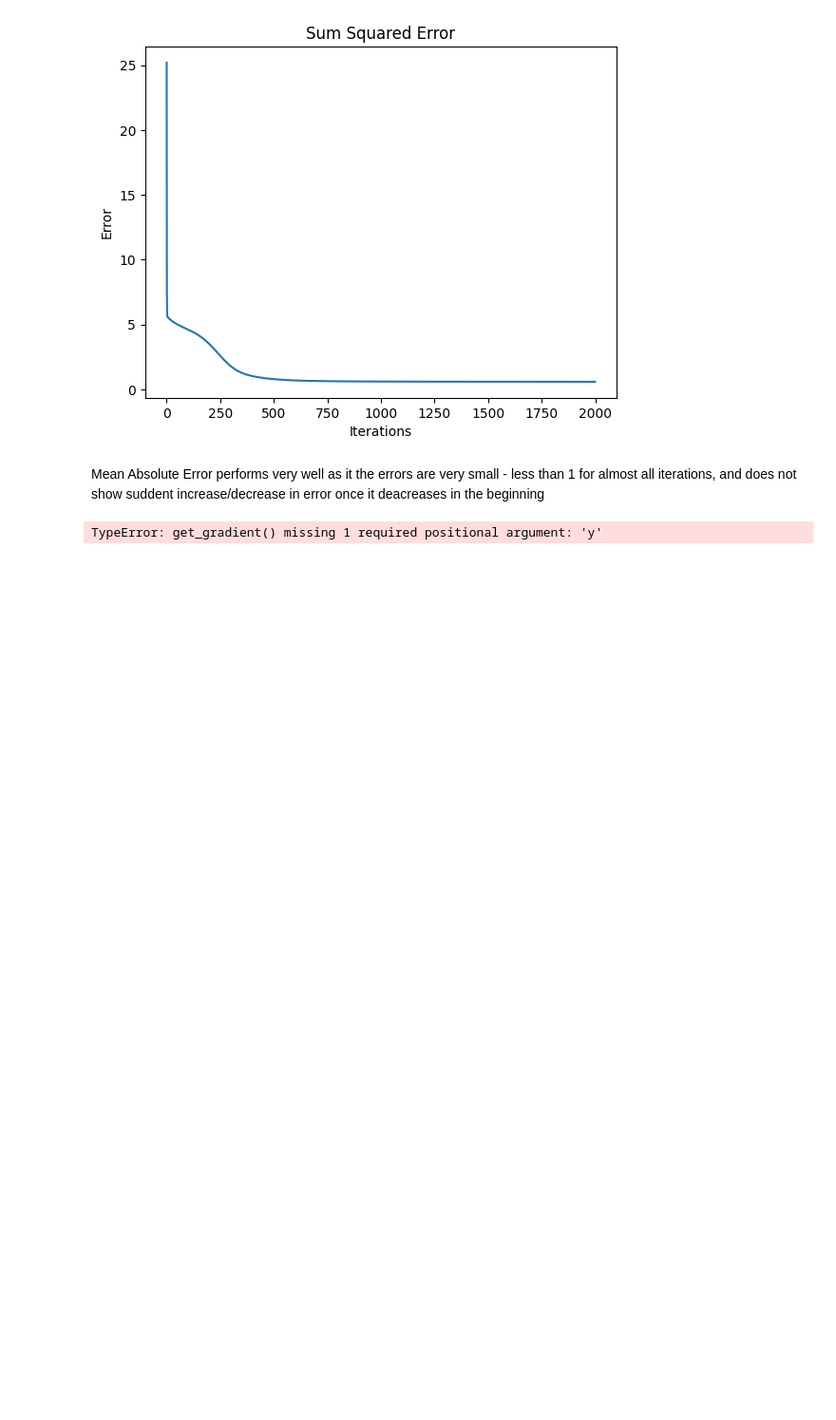
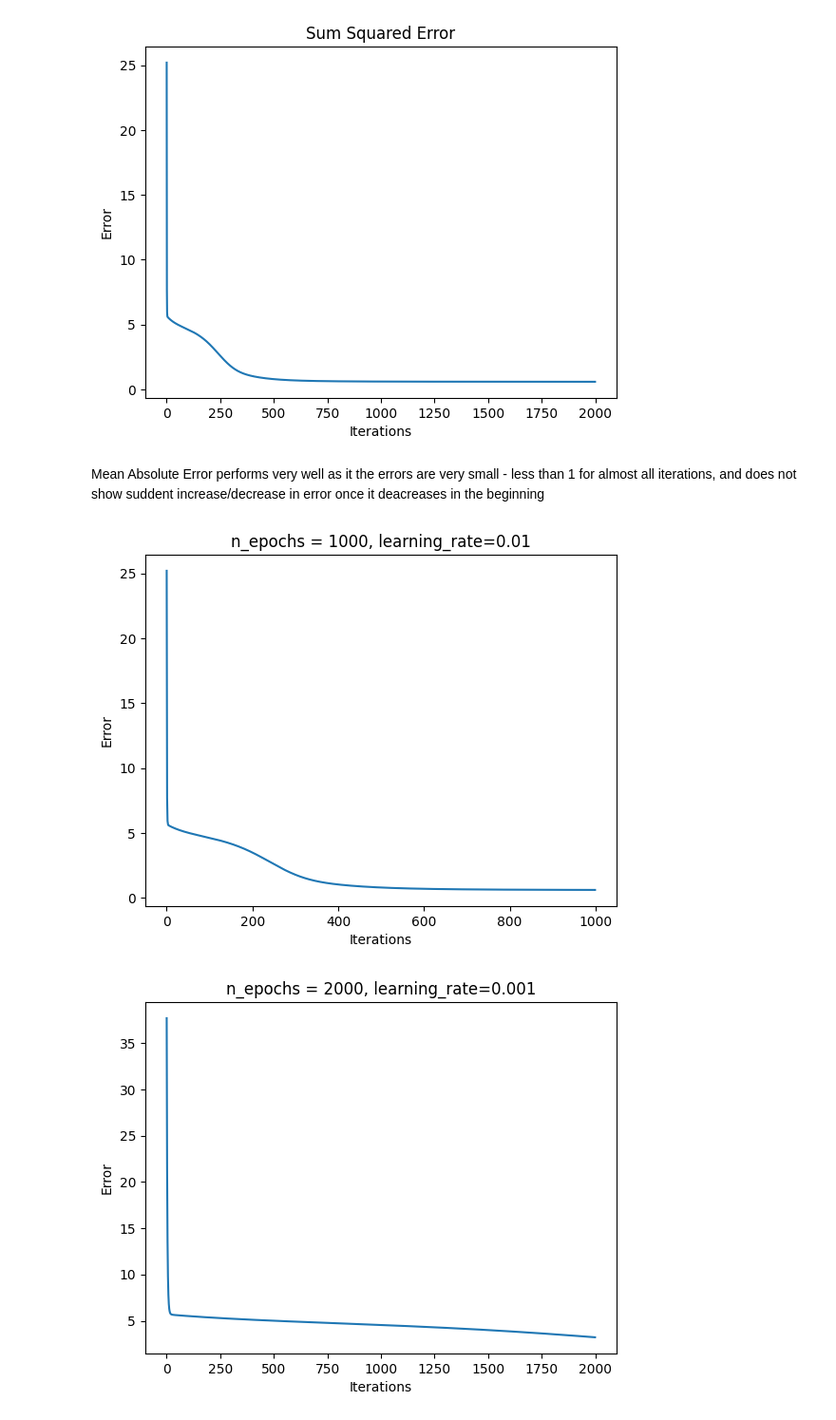
Before and after one commit to puranik1406/FMML_Projects-Labs, a Jupyter notebook: STP_AIML_Module_6_Lab_2_ipynb.ipynb, the cells around one changed output. Shown at 95% size. Cells and saved outputs as stored; diff of their text form; code cells hidden in the pictures; blank space fills up the shorter version.

```diff
--- a/STP_AIML_Module_6_Lab_2_ipynb.ipynb
+++ b/STP_AIML_Module_6_Lab_2_ipynb.ipynb
@@ -1051,33 +1051,36 @@ plt.show()
 # %% [markdown]
 Mean Absolute Error performs very well as it the errors are very small - less than 1 for almost all iterations, and does not show suddent increase/decrease in error once it deacreases in the beginning
 # %%
-def train_network(activation_function, n = 2000,lr=0.01):
+def train_network(cost_fn,activation_function, n = 2000,lr=0.01):
     np.random.seed(42)  # same initialization for fair comparison
     net = Neural_Network(2, 3, 1, activation_function)
 
     n_epochs = n
     learning_rate = lr
     errors = []
 
     for epoch in range(n_epochs):
-        dw1, dw2 = get_gradient(net, X, y)
+        dw1, dw2 = get_gradient(cost_fn,net, X, y)
 
         net.W1 -= learning_rate * dw1
         net.W2 -= learning_rate * dw2
 
         y_pred = net.predict(X)
         error = cost_function(y_pred, y)
         errors.append(error)
 
     plt.figure()
     plt.plot(range(0, len(errors)), errors)
     plt.title(f'n_epochs = {n}, learning_rate={lr}')
     plt.xlabel('Iterations')
     plt.ylabel('Error')
     plt.show()
 
 
 
-train_network(sigmoid,2000,0.01)
+train_network(sse,sigmoid,1000,0.01)
+train_network(sse,sigmoid,2000,0.001)
+train_network(sse,sigmoid,2000,0.05)
 # %% [output]
-TypeError: get_gradient() missing 1 required positional argument: 'y'
+[figure, added]
+[figure, added]
```
Also changed, not shown: parts of 10 cells of this notebook.
